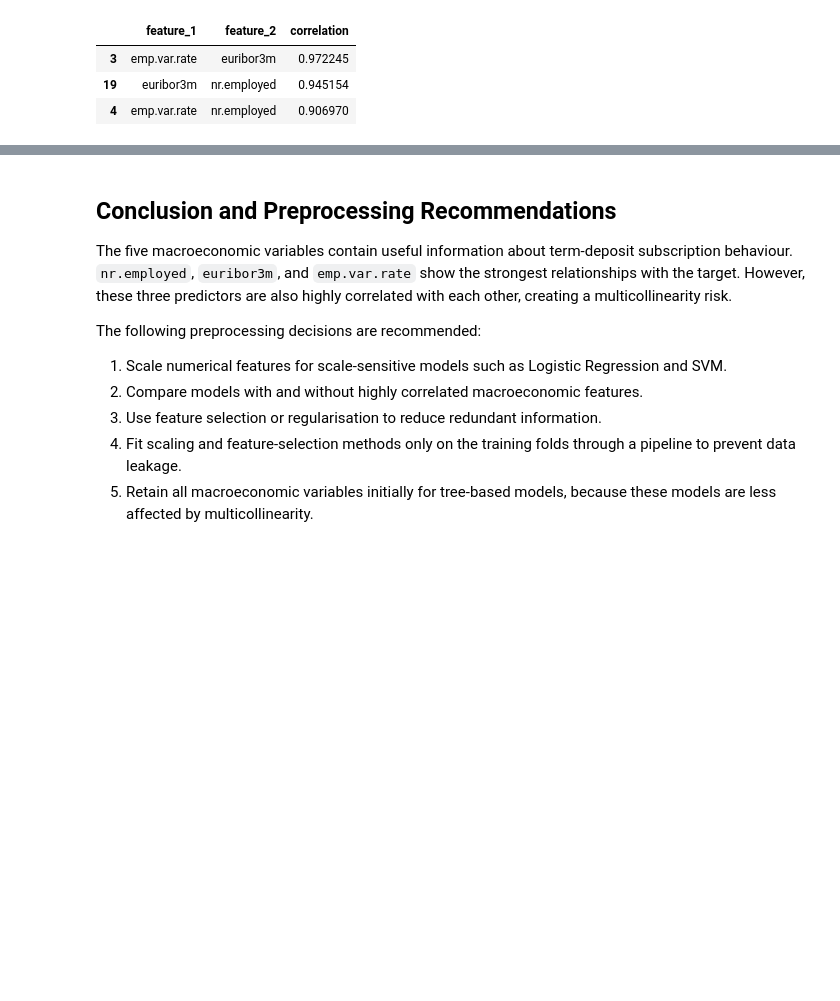
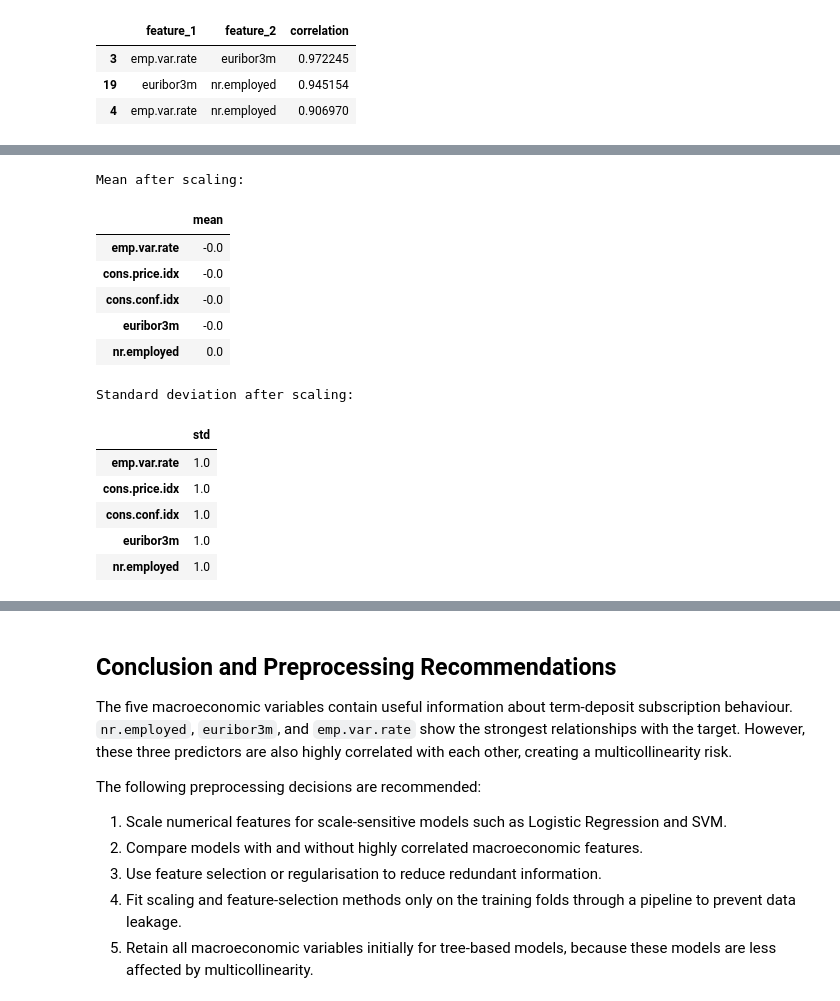
Before and after one commit to Saradala/bank-telemarketing-predictor, a Jupyter notebook: notebooks/04_eda_macroeconomic.ipynb, the cells around one changed output, grey strips where cells are left out. Saved outputs shown, nothing was run; the diff lists cells and outputs as text; code cells hidden in the pictures; blank space fills up the shorter version.

```diff
--- a/notebooks/04_eda_macroeconomic.ipynb
+++ b/notebooks/04_eda_macroeconomic.ipynb
@@ -161,0 +168,34 @@ high_correlation_pairs
+# %%
+from sklearn.preprocessing import StandardScaler
+
+# Macroeconomic features used for scaling
+X_macro = df[macro_features].copy()
+
+scaler = StandardScaler()
+X_macro_scaled = scaler.fit_transform(X_macro)
+
+scaled_macro_df = pd.DataFrame(
+    X_macro_scaled,
+    columns=macro_features
+)
+
+print("Mean after scaling:")
+display(scaled_macro_df.mean().round(3).to_frame("mean"))
+
+print("Standard deviation after scaling:")
+display(scaled_macro_df.std(ddof=0).round(3).to_frame("std"))
+# %% [output]
+Mean after scaling:
+|  | mean |
+| emp.var.rate | -0.0 |
+| cons.price.idx | -0.0 |
+| cons.conf.idx | -0.0 |
+| euribor3m | -0.0 |
+| nr.employed | 0.0 |
+Standard deviation after scaling:
+|  | std |
+| emp.var.rate | 1.0 |
+| cons.price.idx | 1.0 |
+| cons.conf.idx | 1.0 |
+| euribor3m | 1.0 |
+| nr.employed | 1.0 |
```
Also changed, not shown: parts of 3 cells of this notebook.
